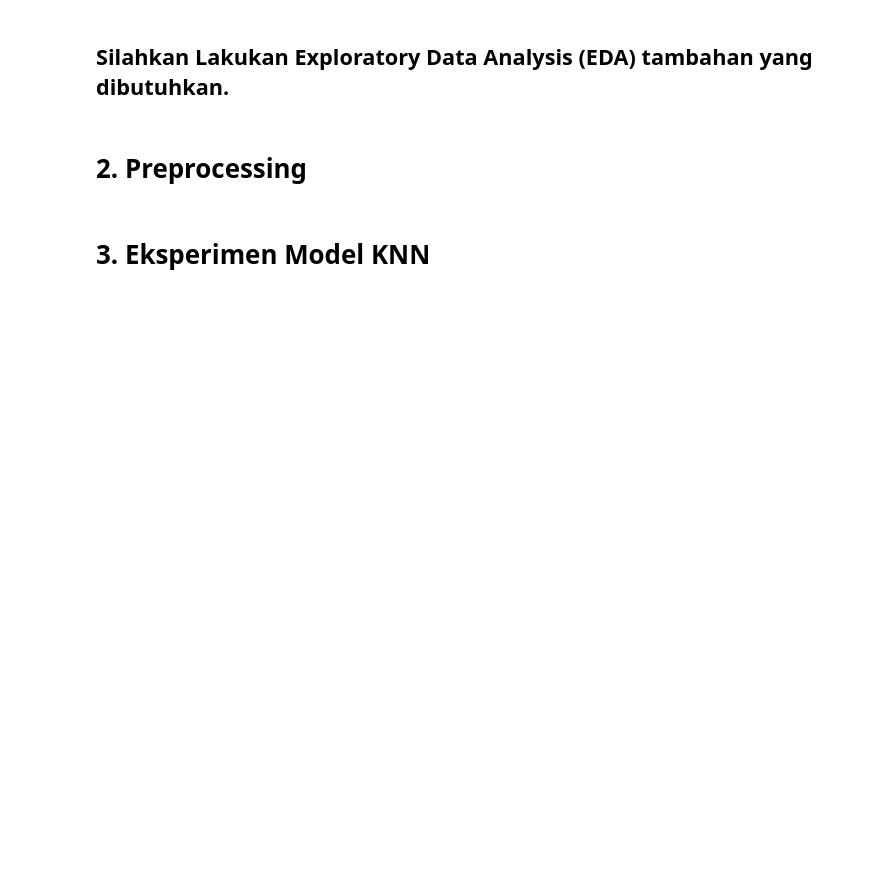
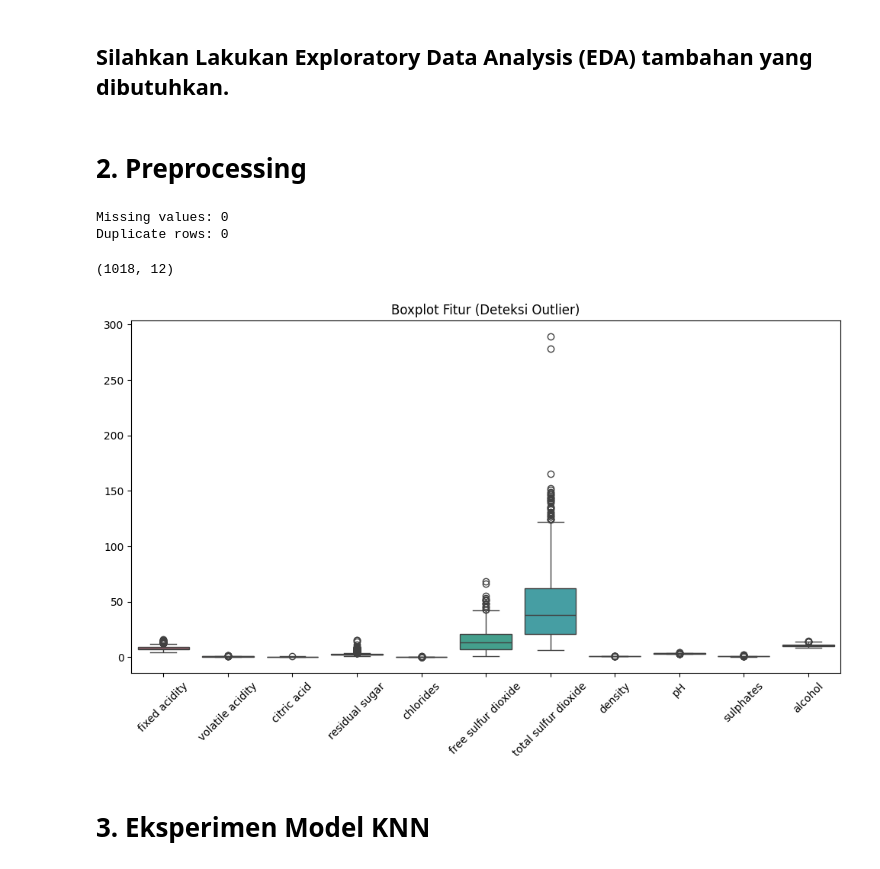
Before and after one commit to SulaimanFaiz/machinelearning-rka25, a Jupyter notebook: tugas1/1_KNN_5054251048.ipynb, the cells around one changed output. Cells and saved outputs as stored; diff of their text form; code cells hidden in the pictures; blank space fills up the shorter version.

```diff
--- a/tugas1/1_KNN_5054251048.ipynb
+++ b/tugas1/1_KNN_5054251048.ipynb
@@ -58,5 +108,24 @@ data.describe()
+# %%
+# NaN handling (drop, impute, etc.), duplicate handling, dan lain-lain.
+print('Missing values:', data.isnull().sum().sum())
+print('Duplicate rows:', data.duplicated().sum())
+
+# Kolom 'Id' hanya identifier, tidak relevan sebagai fitur
+data = data.drop(columns=['Id']).drop_duplicates().reset_index(drop=True)
+data.shape
+# %% [output]
+Missing values: 0
+Duplicate rows: 0
+(1018, 12)
 # %%
 # Periksa Outliers (jika diperlukan), misalnya menggunakan boxplot atau metode statistik lainnya. (Bisa dilakukan eksperimen dengan dan tanpa outlier untuk melihat perbedaan performa model)
+plt.figure(figsize=(12, 6))
+sns.boxplot(data=data.drop(columns=['quality']))
+plt.xticks(rotation=45)
+plt.title('Boxplot Fitur (Deteksi Outlier)')
+plt.show()
+# %% [output]
+[figure, added]
 # %%
 # Scaling data (jika diperlukan), misalnya menggunakan StandardScaler atau MinMaxScaler. (Bisa dilakukan eksperimen dengan dan tanpa scaling untuk melihat perbedaan performa model)
 # Perhatikan data leakage saat melakukan scaling. Scaling harus dilakukan setelah membagi data menjadi train dan test set.
```
Also changed, not shown: parts of 14 cells of this notebook.
